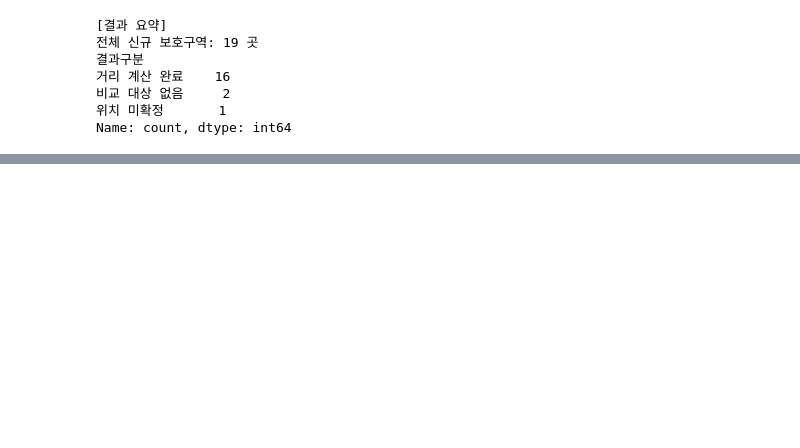
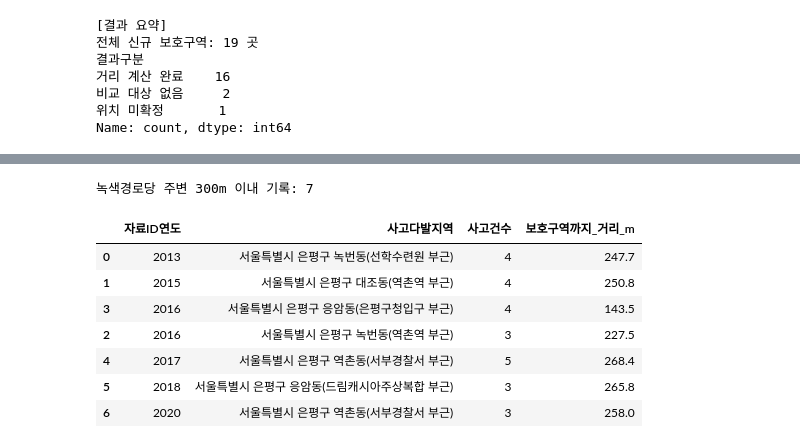
Before and after one commit to csy04x2/elder_accident, a Jupyter notebook: analysis.ipynb, the cells around one changed output, grey strips where cells are left out. Saved outputs shown, nothing was run; the diff lists cells and outputs as text; code cells hidden in the pictures; blank space fills up the shorter version.

Commit message:
analysis: add crash hotspot preprocessing and zone comparisons

```diff
--- a/analysis.ipynb
+++ b/analysis.ipynb
@@ -3511,0 +3803,80 @@ Name: count, dtype: int64
+# %%
+
+# STEP 2 - 녹색경로당 주변 300m 사고다발지역 연결
+
+import pandas as pd
+import json
+from urllib.parse import quote
+from shapely import wkt
+from shapely.geometry import shape
+from shapely.ops import transform, unary_union
+from pyproj import Transformer
+
+# 1. GitHub에서 기존 보호구역 API 불러오기
+filename = "서울_노인보호구역_API.csv"
+url = (
+    "https://raw.githubusercontent.com/"
+    "csy04x2/elder_accident/main/data/"
+    + quote(filename)
+)
+zones = pd.read_csv(url, encoding="utf-8-sig")
+
+# 2. 녹색경로당 보호구역 경계 추출
+target = zones[
+    (zones["SGG_NM"] == "은평구")
+    & (zones["OBFA_NM"] == "녹색경로당")
+]
+
+to_meter = Transformer.from_crs(
+    "EPSG:4326", "EPSG:5179", always_xy=True
+).transform
+
+zone_geom = unary_union([
+    transform(to_meter, wkt.loads(g))
+    for g in target["GEOM"]
+])
+
+# 3. 서울 사고다발지역과 최단거리 계산
+records = []
+
+for _, spot in seoul_spots_clean.iterrows():
+    polygon = transform(
+        to_meter,
+        shape(json.loads(spot["다발지역폴리곤"]))
+    )
+
+    distance = zone_geom.distance(polygon)
+
+    if distance <= 300:
+        records.append({
+            "자료ID연도": spot["자료ID연도"],
+            "사고다발지역": spot["지점명"],
+            "사고건수": spot["사고건수"],
+            "보호구역까지_거리_m": round(distance, 1)
+        })
+
+nearby_spots = pd.DataFrame(
+    records,
+    columns=[
+        "자료ID연도", "사고다발지역",
+        "사고건수", "보호구역까지_거리_m"
+    ]
+)
+
+print("녹색경로당 주변 300m 이내 기록:", len(nearby_spots))
+
+display(
+    nearby_spots.sort_values(
+        ["자료ID연도", "보호구역까지_거리_m"]
+    )
+)
+# %% [output]
+녹색경로당 주변 300m 이내 기록: 7
+|  | 자료ID연도 | 사고다발지역 | 사고건수 | 보호구역까지_거리_m |
+| 0 | 2013 | 서울특별시 은평구 녹번동(선학수련원 부근) | 4 | 247.7 |
+| 1 | 2015 | 서울특별시 은평구 대조동(역촌역 부근) | 4 | 250.8 |
+| 3 | 2016 | 서울특별시 은평구 응암동(은평구청입구 부근) | 4 | 143.5 |
+| 2 | 2016 | 서울특별시 은평구 녹번동(역촌역 부근) | 3 | 227.5 |
+| 4 | 2017 | 서울특별시 은평구 역촌동(서부경찰서 부근) | 5 | 268.4 |
+| 5 | 2018 | 서울특별시 은평구 응암동(드림캐시아주상복합 부근) | 3 | 265.8 |
+| 6 | 2020 | 서울특별시 은평구 역촌동(서부경찰서 부근) | 3 | 258.0 |
```
Also changed, not shown: parts of 8 cells of this notebook, 1 other file.
